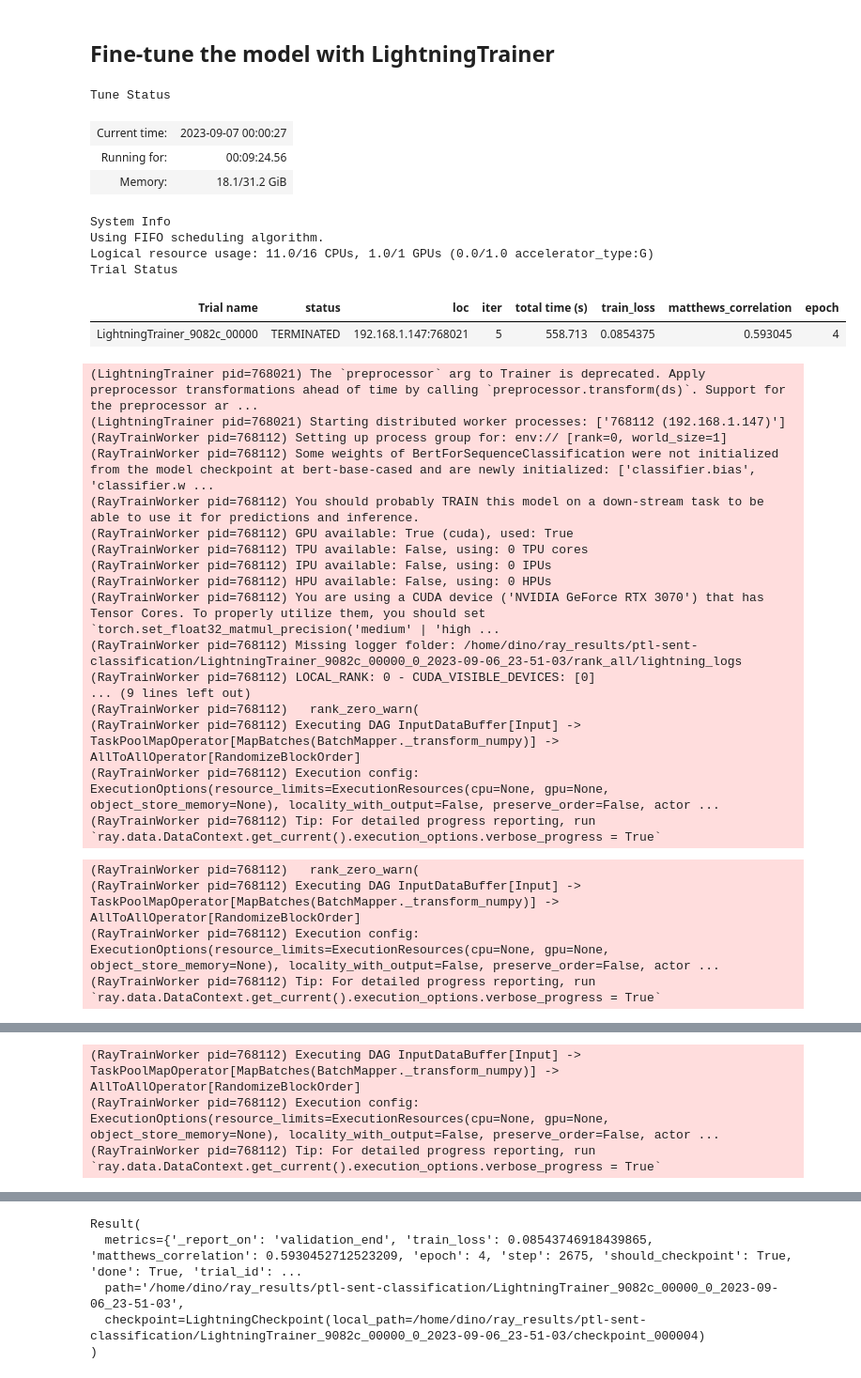
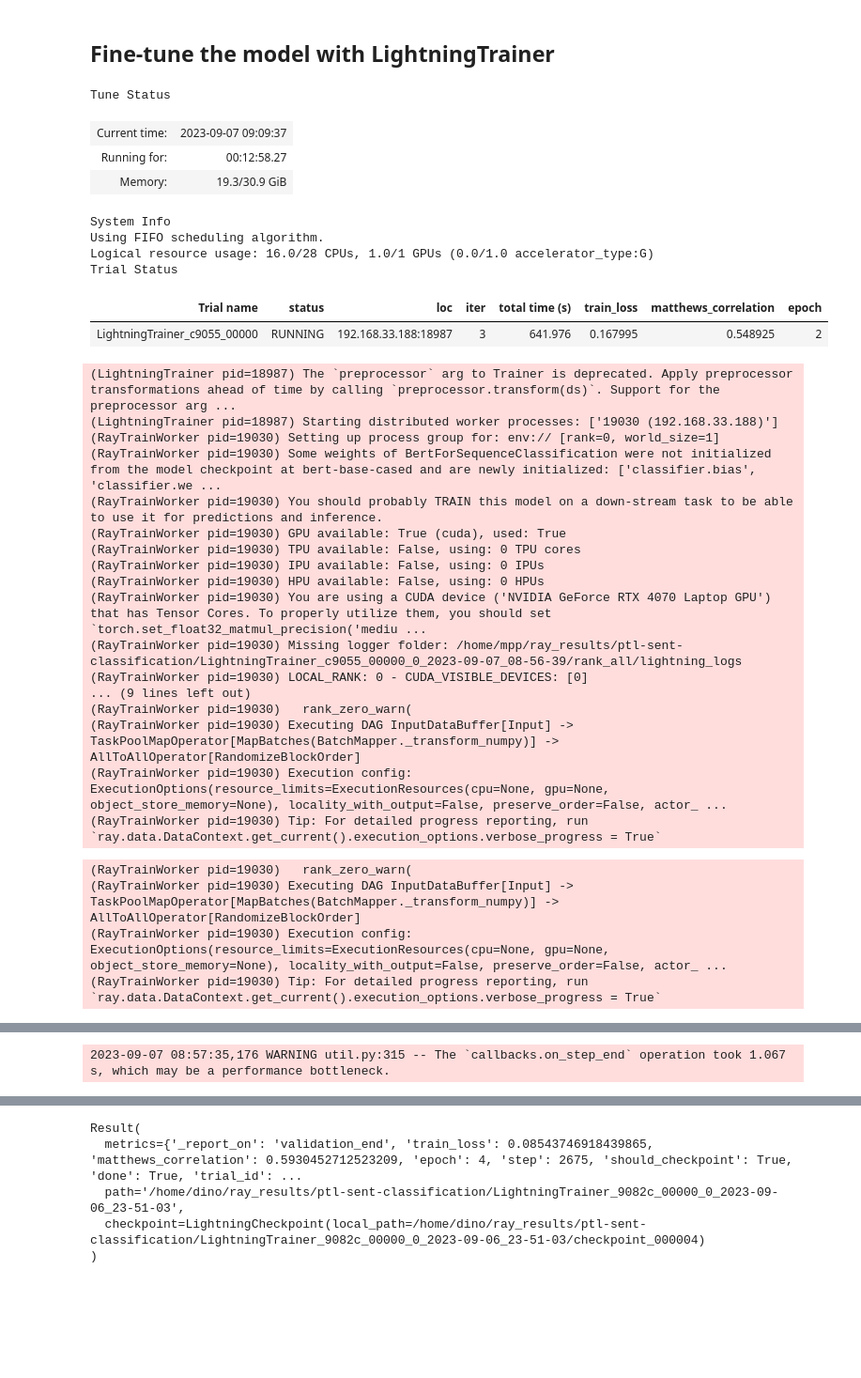
Before and after one commit to aidino/Machine-Learning-Collection, a Jupyter notebook: ML/Ray-examples/ray-train/03-lightning-advance.ipynb, the cells around one changed output, grey strips where cells are left out. Shown: that part at 94% size. Saved outputs shown, nothing was run; the diff lists cells and outputs as text; code cells hidden in the pictures; blank space fills up the shorter version.

```diff
--- a/ML/Ray-examples/ray-train/03-lightning-advance.ipynb
+++ b/ML/Ray-examples/ray-train/03-lightning-advance.ipynb
@@ -126,49 +127,49 @@ run_config = RunConfig(
 # Scale the DDP training workload across 4 GPUs
 # You can change this config based on your compute resources.
 scaling_config = ScalingConfig(
-    num_workers=1, use_gpu=True, resources_per_worker={"CPU": 10, "GPU": 1}
+    num_workers=1, use_gpu=True, resources_per_worker={"CPU": 15, "GPU": 1}
 )
 # %% [markdown]
 ## Fine-tune the model with LightningTrainer
 # %%
 trainer = LightningTrainer(
     lightning_config=lightning_config,
     run_config=run_config,
     scaling_config=scaling_config,
     datasets={"train": ray_datasets["train"], "val": ray_datasets["validation"]},
-    datasets_iter_config={"batch_size": 16},
+    datasets_iter_config={"batch_size": 32},
     preprocessor=preprocessor,
 )
 result = trainer.fit()
 # %% [output]
 Tune Status
-| Current time: | 2023-09-07 00:00:27 |
-| Running for: | 00:09:24.56 |
-| Memory: | 18.1/31.2 GiB |
+| Current time: | 2023-09-07 09:09:37 |
+| Running for: | 00:12:58.27 |
+| Memory: | 19.3/30.9 GiB |
 System Info
 Using FIFO scheduling algorithm.
-Logical resource usage: 11.0/16 CPUs, 1.0/1 GPUs (0.0/1.0 accelerator_type:G)
+Logical resource usage: 16.0/28 CPUs, 1.0/1 GPUs (0.0/1.0 accelerator_type:G)
 Trial Status
 | Trial name | status | loc | iter | total time (s) | train_loss | matthews_correlation | epoch |
-| LightningTrainer_9082c_00000 | TERMINATED | 192.168.1.147:768021 | 5 | 558.713 | 0.0854375 | 0.593045 | 4 |
+| LightningTrainer_c9055_00000 | RUNNING | 192.168.33.188:18987 | 3 | 641.976 | 0.167995 | 0.548925 | 2 |
-(LightningTrainer pid=768021) The `preprocessor` arg to Trainer is deprecated. Apply preprocessor transformations ahead of time by calling `preprocessor.transform(ds)`. Support for the preprocessor ar ...
-(LightningTrainer pid=768021) Starting distributed worker processes: ['768112 (192.168.1.147)']
-(RayTrainWorker pid=768112) Setting up process group for: env:// [rank=0, world_size=1]
-(RayTrainWorker pid=768112) Some weights of BertForSequenceClassification were not initialized from the model checkpoint at bert-base-cased and are newly initialized: ['classifier.bias', 'classifier.w ...
-(RayTrainWorker pid=768112) You should probably TRAIN this model on a down-stream task to be able to use it for predictions and inference.
-(RayTrainWorker pid=768112) GPU available: True (cuda), used: True
-(RayTrainWorker pid=768112) TPU available: False, using: 0 TPU cores
-(RayTrainWorker pid=768112) IPU available: False, using: 0 IPUs
-(RayTrainWorker pid=768112) HPU available: False, using: 0 HPUs
-(RayTrainWorker pid=768112) You are using a CUDA device ('NVIDIA GeForce RTX 3070') that has Tensor Cores. To properly utilize them, you should set `torch.set_float32_matmul_precision('medium' | 'high ...
-(RayTrainWorker pid=768112) Missing logger folder: /home/dino/ray_results/ptl-sent-classification/LightningTrainer_9082c_00000_0_2023-09-06_23-51-03/rank_all/lightning_logs
-(RayTrainWorker pid=768112) LOCAL_RANK: 0 - CUDA_VISIBLE_DEVICES: [0]
+(LightningTrainer pid=18987) The `preprocessor` arg to Trainer is deprecated. Apply preprocessor transformations ahead of time by calling `preprocessor.transform(ds)`. Support for the preprocessor arg ...
+(LightningTrainer pid=18987) Starting distributed worker processes: ['19030 (192.168.33.188)']
+(RayTrainWorker pid=19030) Setting up process group for: env:// [rank=0, world_size=1]
+(RayTrainWorker pid=19030) Some weights of BertForSequenceClassification were not initialized from the model checkpoint at bert-base-cased and are newly initialized: ['classifier.bias', 'classifier.we ...
+(RayTrainWorker pid=19030) You should probably TRAIN this model on a down-stream task to be able to use it for predictions and inference.
+(RayTrainWorker pid=19030) GPU available: True (cuda), used: True
+(RayTrainWorker pid=19030) TPU available: False, using: 0 TPU cores
+(RayTrainWorker pid=19030) IPU available: False, using: 0 IPUs
+(RayTrainWorker pid=19030) HPU available: False, using: 0 HPUs
+(RayTrainWorker pid=19030) You are using a CUDA device ('NVIDIA GeForce RTX 4070 Laptop GPU') that has Tensor Cores. To properly utilize them, you should set `torch.set_float32_matmul_precision('mediu ...
+(RayTrainWorker pid=19030) Missing logger folder: /home/mpp/ray_results/ptl-sent-classification/LightningTrainer_c9055_00000_0_2023-09-07_08-56-39/rank_all/lightning_logs
+(RayTrainWorker pid=19030) LOCAL_RANK: 0 - CUDA_VISIBLE_DEVICES: [0]
 ... (9 lines left out)
-(RayTrainWorker pid=768112)   rank_zero_warn(
-(RayTrainWorker pid=768112) Executing DAG InputDataBuffer[Input] -> TaskPoolMapOperator[MapBatches(BatchMapper._transform_numpy)] -> AllToAllOperator[RandomizeBlockOrder]
-(RayTrainWorker pid=768112) Execution config: ExecutionOptions(resource_limits=ExecutionResources(cpu=None, gpu=None, object_store_memory=None), locality_with_output=False, preserve_order=False, actor ...
-(RayTrainWorker pid=768112) Tip: For detailed progress reporting, run `ray.data.DataContext.get_current().execution_options.verbose_progress = True`
+(RayTrainWorker pid=19030)   rank_zero_warn(
+(RayTrainWorker pid=19030) Executing DAG InputDataBuffer[Input] -> TaskPoolMapOperator[MapBatches(BatchMapper._transform_numpy)] -> AllToAllOperator[RandomizeBlockOrder]
+(RayTrainWorker pid=19030) Execution config: ExecutionOptions(resource_limits=ExecutionResources(cpu=None, gpu=None, object_store_memory=None), locality_with_output=False, preserve_order=False, actor_ ...
+(RayTrainWorker pid=19030) Tip: For detailed progress reporting, run `ray.data.DataContext.get_current().execution_options.verbose_progress = True`
-(RayTrainWorker pid=768112)   rank_zero_warn(
-(RayTrainWorker pid=768112) Executing DAG InputDataBuffer[Input] -> TaskPoolMapOperator[MapBatches(BatchMapper._transform_numpy)] -> AllToAllOperator[RandomizeBlockOrder]
-(RayTrainWorker pid=768112) Execution config: ExecutionOptions(resource_limits=ExecutionResources(cpu=None, gpu=None, object_store_memory=None), locality_with_output=False, preserve_order=False, actor ...
-(RayTrainWorker pid=768112) Tip: For detailed progress reporting, run `ray.data.DataContext.get_current().execution_options.verbose_progress = True`
+(RayTrainWorker pid=19030)   rank_zero_warn(
+(RayTrainWorker pid=19030) Executing DAG InputDataBuffer[Input] -> TaskPoolMapOperator[MapBatches(BatchMapper._transform_numpy)] -> AllToAllOperator[RandomizeBlockOrder]
+(RayTrainWorker pid=19030) Execution config: ExecutionOptions(resource_limits=ExecutionResources(cpu=None, gpu=None, object_store_memory=None), locality_with_output=False, preserve_order=False, actor_ ...
+(RayTrainWorker pid=19030) Tip: For detailed progress reporting, run `ray.data.DataContext.get_current().execution_options.verbose_progress = True`
@@ -192,3 +193 @@ Epoch 0: : 534it [01:29,  5.94it/s, v_num=0]
-(RayTrainWorker pid=768112) Executing DAG InputDataBuffer[Input] -> TaskPoolMapOperator[MapBatches(BatchMapper._transform_numpy)] -> AllToAllOperator[RandomizeBlockOrder]
-(RayTrainWorker pid=768112) Execution config: ExecutionOptions(resource_limits=ExecutionResources(cpu=None, gpu=None, object_store_memory=None), locality_with_output=False, preserve_order=False, actor ...
-(RayTrainWorker pid=768112) Tip: For detailed progress reporting, run `ray.data.DataContext.get_current().execution_options.verbose_progress = True`
+2023-09-07 08:57:35,176 WARNING util.py:315 -- The `callbacks.on_step_end` operation took 1.067 s, which may be a performance bottleneck.
```
Also changed, not shown: parts of 2 cells of this notebook, 1 other file.
